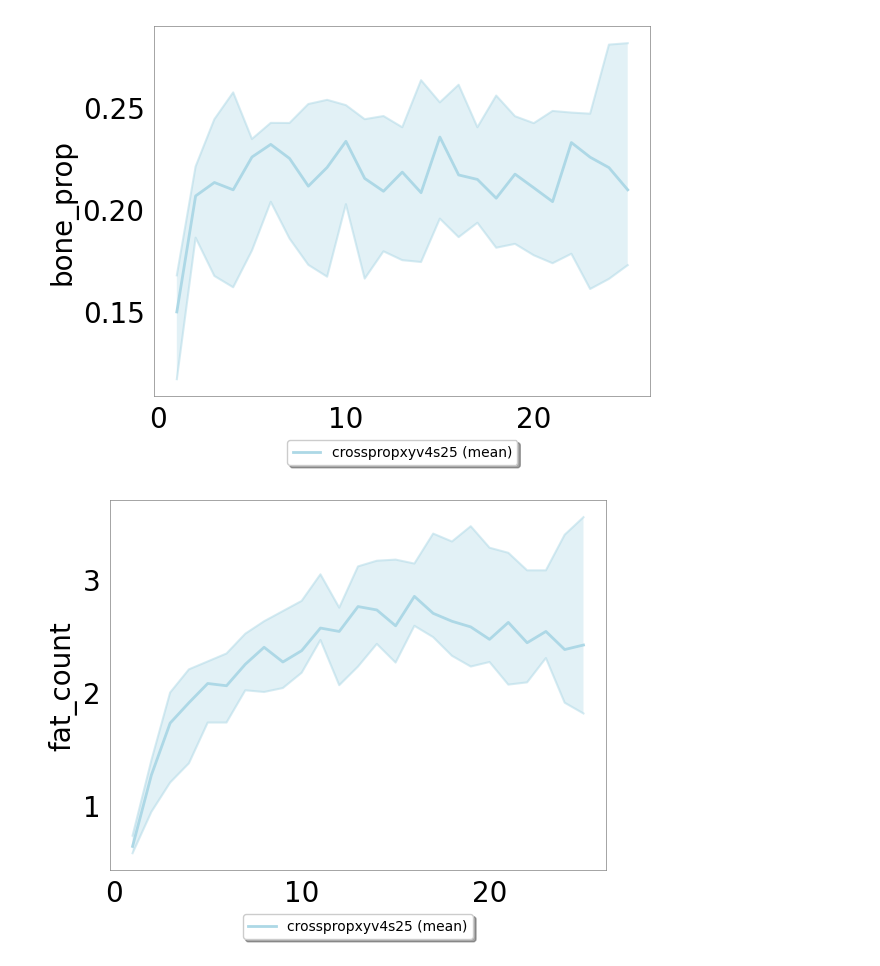
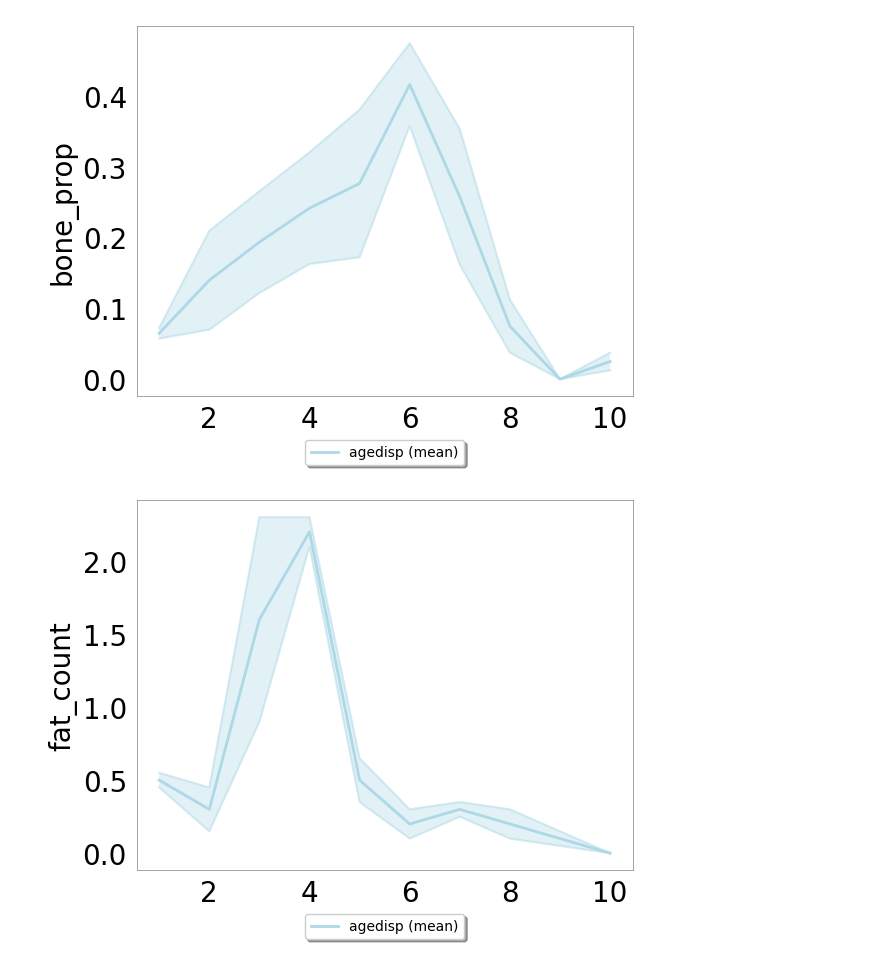
Before and after one commit to karinemiras/voxcraft-GRN, a Jupyter notebook: experiments/analysis/analysis-executed.ipynb, the cells around one changed output. Drawn from its saved outputs; the diff is of its cells as text; code cells hidden in the pictures.

```diff
--- a/experiments/analysis/analysis-executed.ipynb
+++ b/experiments/analysis/analysis-executed.ipynb
@@ -9,3 +1,11 @@ out_path = "/working_data"
+# %%
+# Parameters
+study_name = "voxloc"
+experiments = "agedisp"
+runs = "1,2"
+generations = 10
+final_gen = 10
+out_path = "/working_data"
 # %%
 import pandas as pd
 import numpy as np
@@ -53,10 +53,10 @@ metrics =  [
     "bone_prop",
     "fat_count",
     "fat_prop",
-    "muscle_count",
-    "muscle_prop",
-    "muscle_offp_count",
-    "muscle_offp_prop",
+    "phase_muscle_count",
+    "phase_muscle_prop",
+    "offphase_muscle_count",
+    "offphase_muscle_prop",
 ]
 metrics_labels =  [
     "fitness",
@@ -68,10 +68,10 @@ metrics_labels =  [
     "bone_prop",
     "fat_count",
     "fat_prop",
-    "muscle_count",
-    "muscle_prop",
-    "muscle_offp_count",
-    "muscle_offp_prop",
+    "phase_muscle_count",
+    "phase_muscle_prop",
+    "offphase_muscle_count",
+    "offphase_muscle_prop",
 ]
 
 clrs = ['#ADD8E6', '#F6B970']
@@ -225,2 +225,2 @@ for idm, metric in enumerate(metrics):
-[figure, old version]
+[figure, new version]
-[figure, old version]
+[figure, new version]
```
Also changed, not shown: parts of 2 cells of this notebook, 19 other files.
